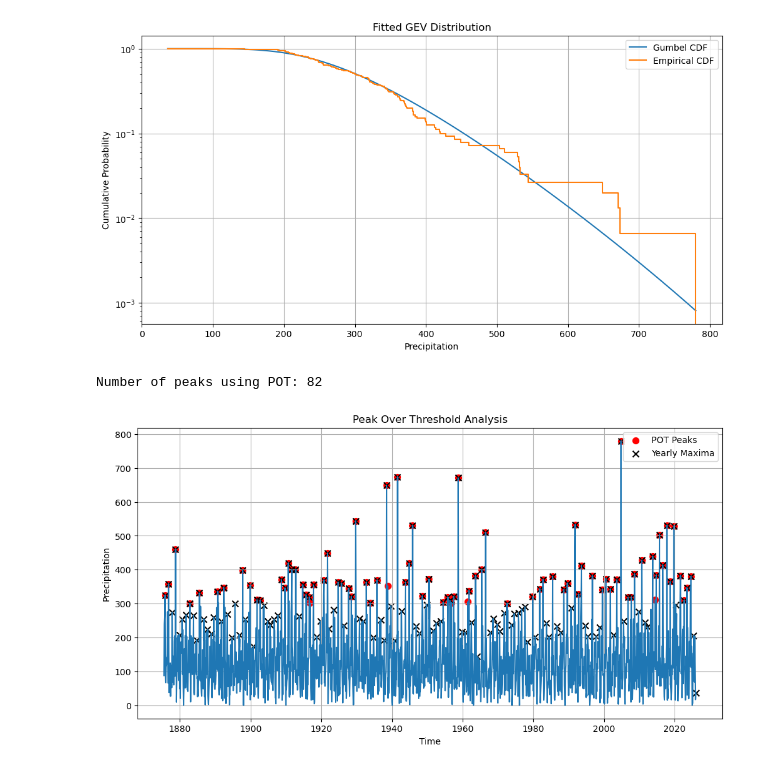
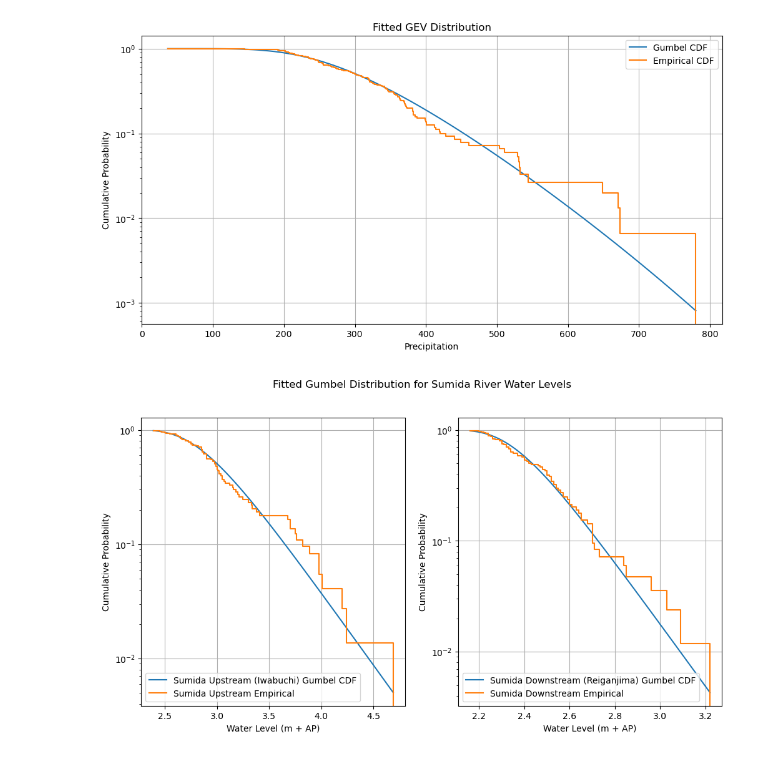
Before and after one commit to foozdemiroglu-gif/MP411-Tokyo, a Jupyter notebook: Hydraulic_analysis.ipynb, the cells around one changed output. Drawn from its saved outputs; the diff is of its cells as text; code cells hidden in the pictures.

```diff
--- a/Hydraulic_analysis.ipynb
+++ b/Hydraulic_analysis.ipynb
@@ -225,6 +225,13 @@ sumida_down = pd.read_csv('sumida_downstream_reiganjima.csv')
 arakawa_up = pd.read_csv('arakawa_upstream_nanbata.csv')
 arakawa_mid = pd.read_csv('arakawa_midstream_nishiarai.csv')
 arakawa_down = pd.read_csv('arakawa_downstream_onagigawa.csv')
+# %%
+#Removing rows with NaN values in the 'maxWL' column
+sumida_up = sumida_up.dropna(subset=['maxWL'])
+sumida_down = sumida_down.dropna(subset=['maxWL'])
+arakawa_up = arakawa_up.dropna(subset=['maxWL'])
+arakawa_mid = arakawa_mid.dropna(subset=['maxWL'])
+arakawa_down = arakawa_down.dropna(subset=['maxWL'])
 # %%
 #Sumida river water level analysis
 plt.figure(figsize=(12, 6))
@@ -328,25 +335,32 @@ plt.show()
 # %% [output]
 [figure]
 # %%
-#Peak over threshold analysis for precipitation
-from scipy.signal import find_peaks
-threshold = 300  # Define a threshold for peak over threshold analysis
-distance = 3  # Define the minimum distance between peaks (quarterly)
-peaks, _ = find_peaks(P_monthly['precipitation'], height=threshold, distance=distance)
-print("Number of peaks using POT:", peaks.shape[0])
+#Fit Gumbel distribution to yearly maxima of water levels for the Sumida river
+params_sumida_up = stats.gumbel_r.fit(sumida_up['maxWL'])
+params_sumida_down = stats.gumbel_r.fit(sumida_down['maxWL'])
 
+x_sumida_up = np.linspace(min(ecdf(sumida_up['maxWL'])[0]), max(ecdf(sumida_up['maxWL'])[0]), 100)
+x_sumida_down = np.linspace(min(ecdf(sumida_down['maxWL'])[0]), max(ecdf(sumida_down['maxWL'])[0]), 100)
+cdf_sumida_up = stats.gumbel_r.cdf(x_sumida_up, *params_sumida_up)
+cdf_sumida_down = stats.gumbel_r.cdf(x_sumida_down, *params_sumida_down)
 
-plt.figure(figsize=(12, 6))
-plt.plot(P_monthly['date'],P_monthly['precipitation'])
-plt.scatter(P_monthly['date'].iloc[peaks], P_monthly['precipitation'].iloc[peaks], color='red', s=50, label='POT Peaks')
-plt.scatter(P_monthly_yearly_max['date'], P_monthly_yearly_max['precipitation'], color='black', marker='x', s=50, label='Yearly Maxima')
-plt.xlabel('Time')
-plt.ylabel('Precipitation')
-plt.title('Peak Over Threshold Analysis')
-plt.legend()
-plt.grid(True)
+fig, axes = plt.subplots(1,2, figsize=(12, 6))
+axes[0].plot(x_sumida_up, 1-cdf_sumida_up, label='Sumida Upstream (Iwabuchi) Gumbel CDF')
+axes[1].plot(x_sumida_down, 1-cdf_sumida_down, label='Sumida Downstream (Reiganjima) Gumbel CDF')
+axes[0].step(ecdf(sumida_up['maxWL'])[0], 1 - ecdf(sumida_up['maxWL'])[1], label='Sumida Upstream Empirical', where='post')
+axes[1].step(ecdf(sumida_down['maxWL'])[0], 1 - ecdf(sumida_down['maxWL'])[1], label='Sumida Downstream Empirical', where='post')
+axes[0].set_xlabel('Water Level (m + AP)')
+axes[0].set_ylabel('Cumulative Probability')
+axes[1].set_xlabel('Water Level (m + AP)')
+axes[1].set_ylabel('Cumulative Probability')
+plt.suptitle('Fitted Gumbel Distribution for Sumida River Water Levels')
+axes[0].set_yscale('log')
+axes[1].set_yscale('log')
+axes[0].legend()
+axes[1].legend()
+axes[0].grid(True)
+axes[1].grid(True)
 plt.show()
 # %% [output]
-Number of peaks using POT: 82
-[figure, old version]
+[figure, new version]
 # %%
```
Also changed, not shown: parts of 4 cells of this notebook.
